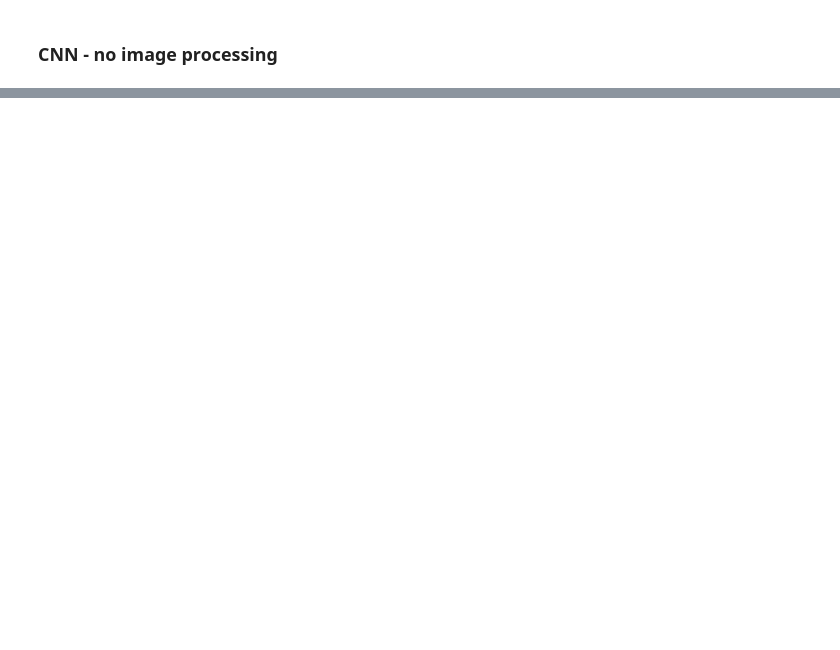
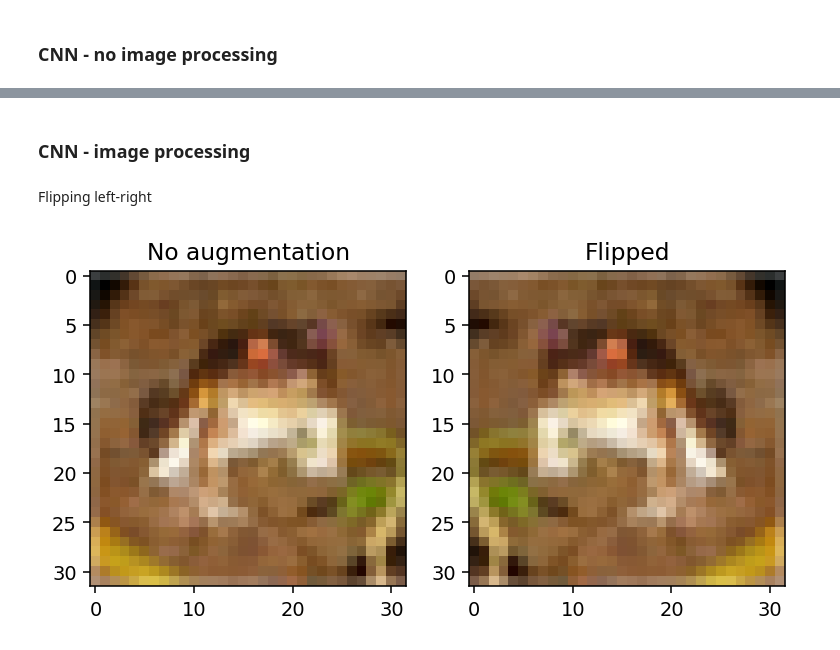
Before and after one commit to adamaj99pwr/ML, a Jupyter notebook: lab4/lab4.ipynb, the cells around one changed output, grey strips where cells are left out. Cells and saved outputs as stored; diff of their text form; code cells hidden in the pictures; blank space fills up the shorter version.

```diff
--- a/lab4/lab4.ipynb
+++ b/lab4/lab4.ipynb
@@ -68,0 +227,2 @@ WARNING:tensorflow:From c:\Users\majchrza\AppData\Local\Programs\Python\Python31
+# %% [markdown]
+### CNN - image processing
@@ -68,0 +232,14 @@ WARNING:tensorflow:From c:\Users\majchrza\AppData\Local\Programs\Python\Python31
+# %% [markdown]
+Flipping left-right
+# %%
+example = X_train[0]
+# %%
+ex_flip = tf.image.flip_left_right(example)
+fig, ax = plt.subplots(1, 2)
+ax[0].imshow(example)
+ax[0].set_title('No augmentation')
+ax[1].imshow(ex_flip)
+ax[1].set_title('Flipped')
+plt.show()
+# %% [output]
+[figure, added]
```
Also changed, not shown: parts of 39 cells of this notebook, 8 other files.
